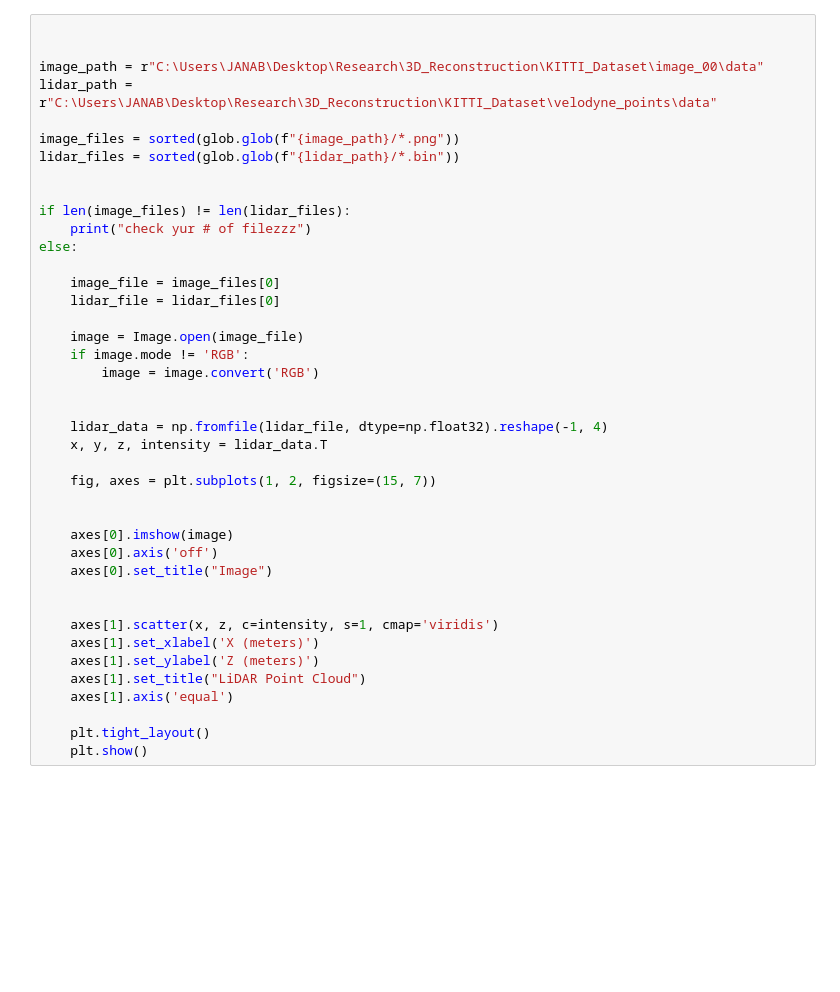
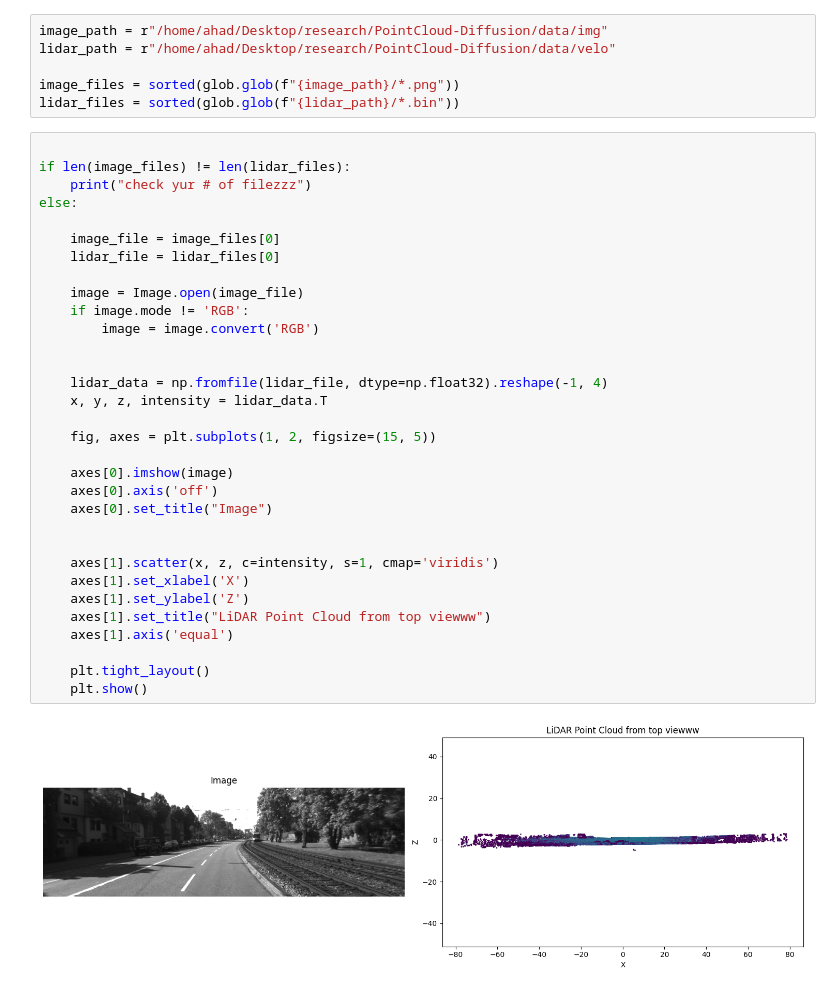
Before and after one commit to SINR-Group/PointCloud-Diffusion, a Jupyter notebook: notebooks/add_p_clouds.ipynb, the cells around one changed output. Cells and saved outputs as stored; diff of their text form; blank space fills up the shorter version.

```diff
--- a/notebooks/add_p_clouds.ipynb
+++ b/notebooks/add_p_clouds.ipynb
@@ -8,41 +8,40 @@ Error:
+# %%
+image_path = r"/home/ahad/Desktop/research/PointCloud-Diffusion/data/img"
+lidar_path = r"/home/ahad/Desktop/research/PointCloud-Diffusion/data/velo"
+
+image_files = sorted(glob.glob(f"{image_path}/*.png"))
+lidar_files = sorted(glob.glob(f"{lidar_path}/*.bin"))
 # %%
-
-
-image_path = r"C:\Users\JANAB\Desktop\Research\3D_Reconstruction\KITTI_Dataset\image_00\data"
-lidar_path = r"C:\Users\JANAB\Desktop\Research\3D_Reconstruction\KITTI_Dataset\velodyne_points\data"
-
-image_files = sorted(glob.glob(f"{image_path}/*.png"))
-lidar_files = sorted(glob.glob(f"{lidar_path}/*.bin"))
-
 
 if len(image_files) != len(lidar_files):
     print("check yur # of filezzz")
 else:
 
     image_file = image_files[0]
     lidar_file = lidar_files[0]
 
     image = Image.open(image_file)
     if image.mode != 'RGB':
         image = image.convert('RGB')
 
 
     lidar_data = np.fromfile(lidar_file, dtype=np.float32).reshape(-1, 4)
     x, y, z, intensity = lidar_data.T
 
-    fig, axes = plt.subplots(1, 2, figsize=(15, 7))
-
+    fig, axes = plt.subplots(1, 2, figsize=(15, 5))
 
     axes[0].imshow(image)
     axes[0].axis('off')
     axes[0].set_title("Image")
 
 
     axes[1].scatter(x, z, c=intensity, s=1, cmap='viridis')
-    axes[1].set_xlabel('X (meters)')
-    axes[1].set_ylabel('Z (meters)')
-    axes[1].set_title("LiDAR Point Cloud")
+    axes[1].set_xlabel('X')
+    axes[1].set_ylabel('Z')
+    axes[1].set_title("LiDAR Point Cloud from top viewww")
     axes[1].axis('equal')
 
     plt.tight_layout()
     plt.show()
+# %% [output]
+[figure, added]
```
Also changed, not shown: parts of 6 cells of this notebook.
